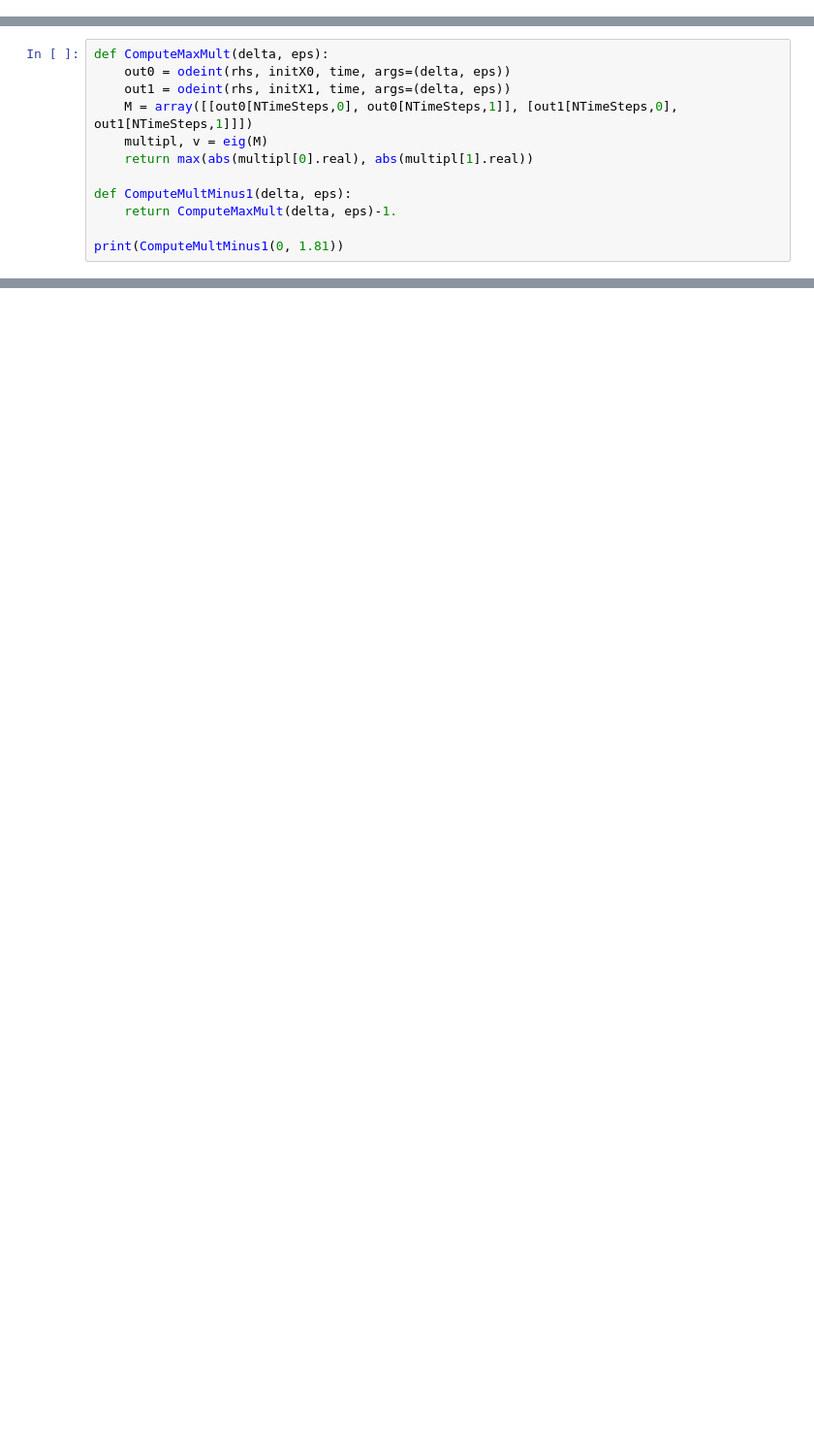
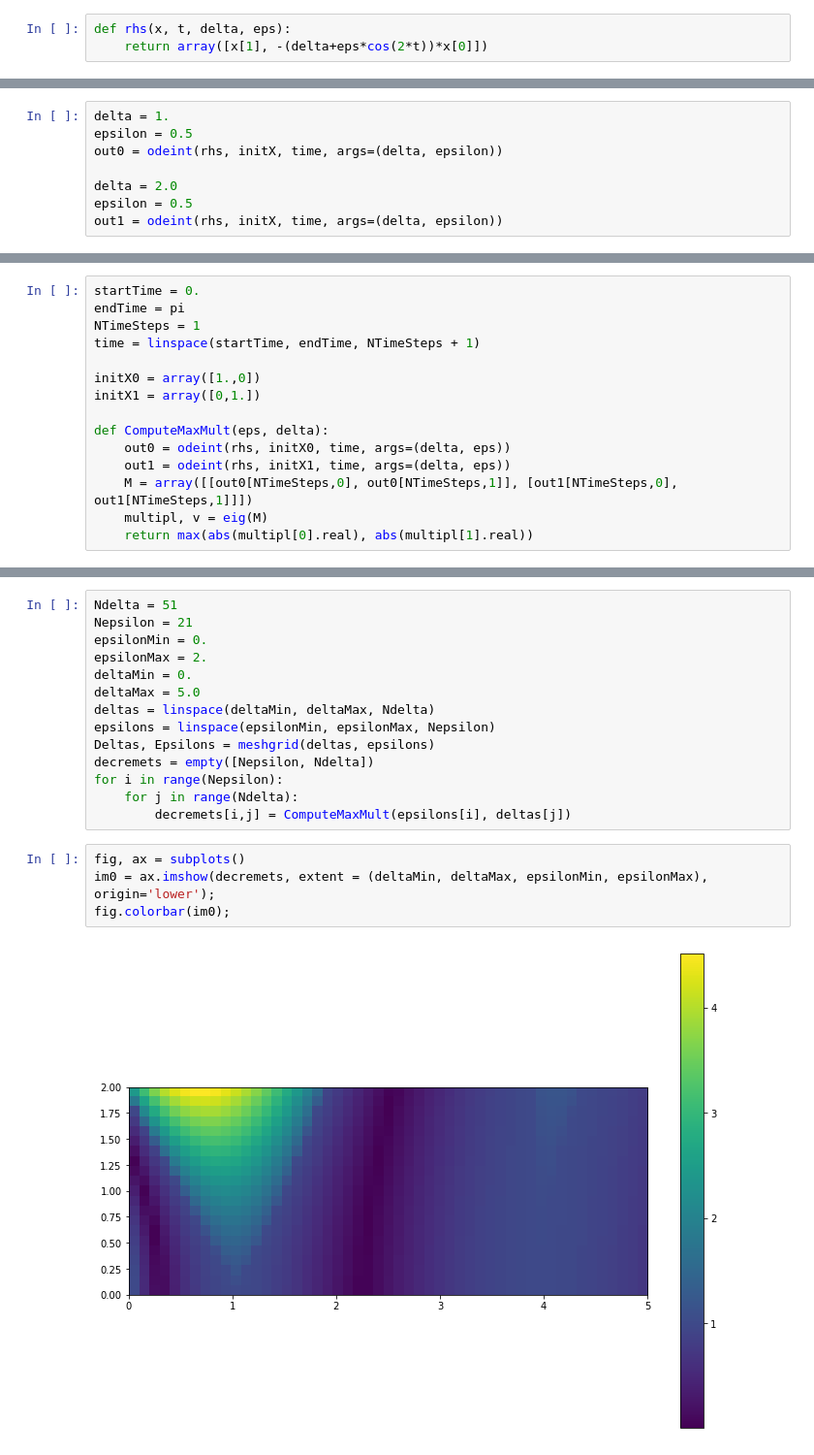
Before and after one commit to konstgav/computational-physics-python, a Jupyter notebook: mathieu.ipynb, the cells around one changed output, grey strips where cells are left out. Shown: that part at 97% size. Cells and saved outputs as stored; diff of their text form; blank space fills up the shorter version.

```diff
--- a/mathieu.ipynb
+++ b/mathieu.ipynb
@@ -54,0 +18,3 @@ show()
+# %%
+def rhs(x, t, delta, eps):
+    return array([x[1], -(delta+eps*cos(2*t))*x[0]])
@@ -54,0 +31,8 @@ show()
+# %%
+delta = 1.
+epsilon = 0.5
+out0 = odeint(rhs, initX, time, args=(delta, epsilon))
+
+delta = 2.0
+epsilon = 0.5
+out1 = odeint(rhs, initX, time, args=(delta, epsilon))
@@ -55,12 +47,15 @@ show()
 # %%
-def ComputeMaxMult(delta, eps):
+startTime = 0.
+endTime = pi
+NTimeSteps = 1
+time = linspace(startTime, endTime, NTimeSteps + 1)
+
+initX0 = array([1.,0])
+initX1 = array([0,1.])
+
+def ComputeMaxMult(eps, delta):
     out0 = odeint(rhs, initX0, time, args=(delta, eps))
     out1 = odeint(rhs, initX1, time, args=(delta, eps))
     M = array([[out0[NTimeSteps,0], out0[NTimeSteps,1]], [out1[NTimeSteps,0], out1[NTimeSteps,1]]])
     multipl, v = eig(M)
     return max(abs(multipl[0].real), abs(multipl[1].real))
-
-def ComputeMultMinus1(delta, eps):
-    return ComputeMaxMult(delta, eps)-1.
-
-print(ComputeMultMinus1(0, 1.81))
@@ -68,0 +64,20 @@ print(ComputeMultMinus1(0, 1.81))
+# %%
+Ndelta = 51
+Nepsilon = 21
+epsilonMin = 0.
+epsilonMax = 2.
+deltaMin = 0.
+deltaMax = 5.0
+deltas = linspace(deltaMin, deltaMax, Ndelta)
+epsilons = linspace(epsilonMin, epsilonMax, Nepsilon)
+Deltas, Epsilons = meshgrid(deltas, epsilons)
+decremets = empty([Nepsilon, Ndelta])
+for i in range(Nepsilon):
+    for j in range(Ndelta):
+        decremets[i,j] = ComputeMaxMult(epsilons[i], deltas[j])
+# %%
+fig, ax = subplots()
+im0 = ax.imshow(decremets, extent = (deltaMin, deltaMax, epsilonMin, epsilonMax), origin='lower');
+fig.colorbar(im0);
+# %% [output]
+[figure, added]
```
Also changed, not shown: parts of 24 cells of this notebook.
